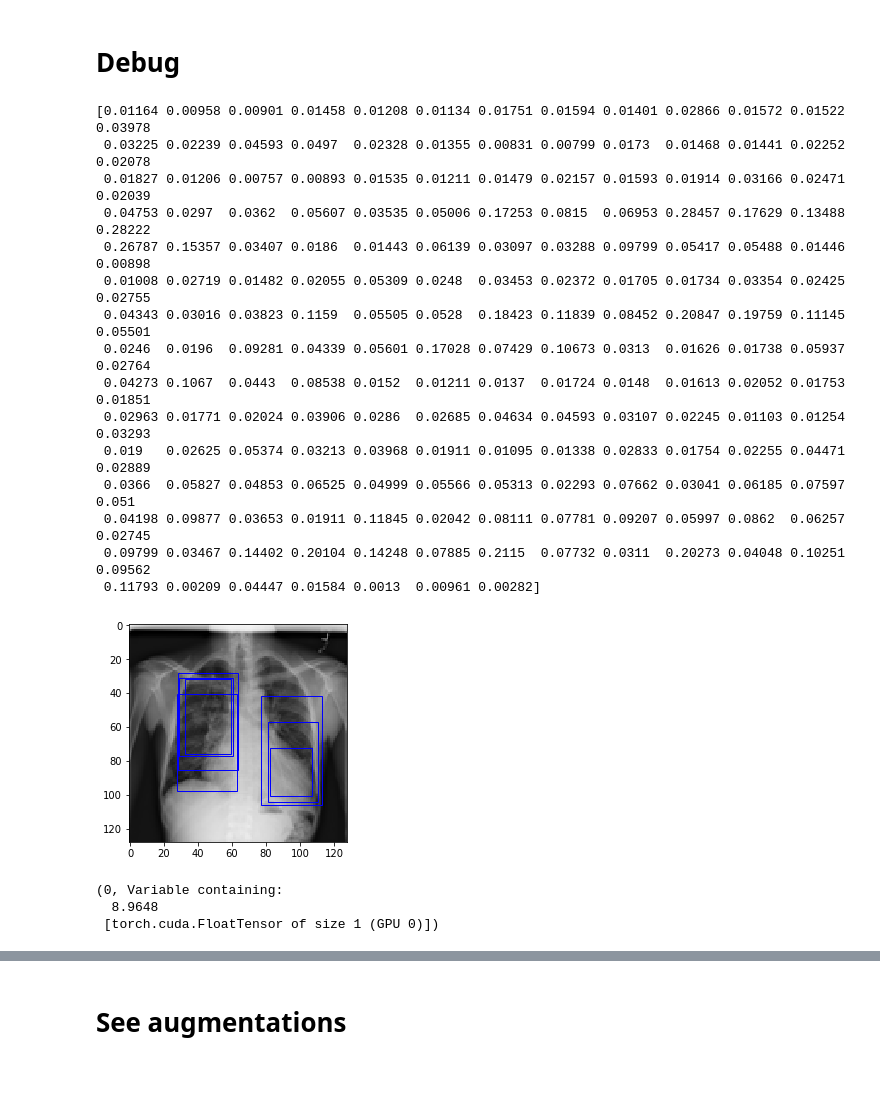
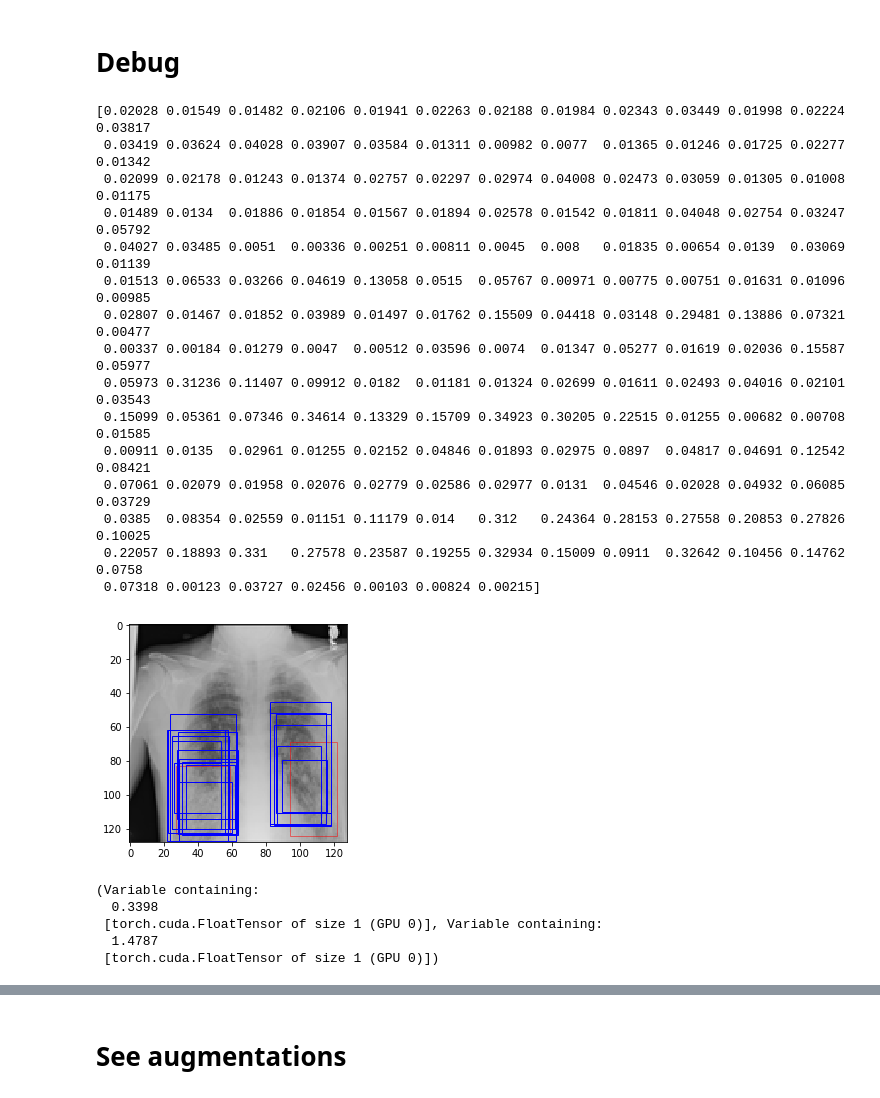
Before and after one commit to slawekslex/dl_experiments, a Jupyter notebook: pneumonia/PneumoniaFocal.ipynb, the cells around one changed output, grey strips where cells are left out. Saved outputs shown, nothing was run; the diff lists cells and outputs as text; code cells hidden in the pictures.

```diff
--- a/pneumonia/PneumoniaFocal.ipynb
+++ b/pneumonia/PneumoniaFocal.ipynb
@@ -500,46 +500,48 @@ subm_df.to_csv(PATH/'focal4.csv')
 x,y = next(iter(data.val_dl))
 act = learn.model(V(x))
 # %%
-idx=1
+idx=5
 activ0p =act[0][idx]
 activ0b = act[1][idx]
 tar_box0 = V(y)[idx]
 activ0p = F.sigmoid(activ0p)
 prob = activ0p.cpu().data.numpy().reshape(-1)
 
 
 act_boxes =actn_to_bb(activ0b, anchors)*128
 act_boxes = act_boxes.cpu().data.numpy()
 print(prob)
 #print(act_boxes)
 act_boxes = act_boxes[np.nonzero(prob>0.2)]
 #print(act_boxes)
 filename = data.val_ds.fnames[idx]
 ax =display(filename)
 #draw_boxes(ax, anch_boxes, color='white')
 draw_rects(ax,act_boxes.reshape(-1), 'blue')
 # %% [output]
-[0.01164 0.00958 0.00901 0.01458 0.01208 0.01134 0.01751 0.01594 0.01401 0.02866 0.01572 0.01522 0.03978
- 0.03225 0.02239 0.04593 0.0497  0.02328 0.01355 0.00831 0.00799 0.0173  0.01468 0.01441 0.02252 0.02078
- 0.01827 0.01206 0.00757 0.00893 0.01535 0.01211 0.01479 0.02157 0.01593 0.01914 0.03166 0.02471 0.02039
- 0.04753 0.0297  0.0362  0.05607 0.03535 0.05006 0.17253 0.0815  0.06953 0.28457 0.17629 0.13488 0.28222
- 0.26787 0.15357 0.03407 0.0186  0.01443 0.06139 0.03097 0.03288 0.09799 0.05417 0.05488 0.01446 0.00898
- 0.01008 0.02719 0.01482 0.02055 0.05309 0.0248  0.03453 0.02372 0.01705 0.01734 0.03354 0.02425 0.02755
- 0.04343 0.03016 0.03823 0.1159  0.05505 0.0528  0.18423 0.11839 0.08452 0.20847 0.19759 0.11145 0.05501
- 0.0246  0.0196  0.09281 0.04339 0.05601 0.17028 0.07429 0.10673 0.0313  0.01626 0.01738 0.05937 0.02764
- 0.04273 0.1067  0.0443  0.08538 0.0152  0.01211 0.0137  0.01724 0.0148  0.01613 0.02052 0.01753 0.01851
- 0.02963 0.01771 0.02024 0.03906 0.0286  0.02685 0.04634 0.04593 0.03107 0.02245 0.01103 0.01254 0.03293
- 0.019   0.02625 0.05374 0.03213 0.03968 0.01911 0.01095 0.01338 0.02833 0.01754 0.02255 0.04471 0.02889
- 0.0366  0.05827 0.04853 0.06525 0.04999 0.05566 0.05313 0.02293 0.07662 0.03041 0.06185 0.07597 0.051
- 0.04198 0.09877 0.03653 0.01911 0.11845 0.02042 0.08111 0.07781 0.09207 0.05997 0.0862  0.06257 0.02745
- 0.09799 0.03467 0.14402 0.20104 0.14248 0.07885 0.2115  0.07732 0.0311  0.20273 0.04048 0.10251 0.09562
- 0.11793 0.00209 0.04447 0.01584 0.0013  0.00961 0.00282]
+[0.02028 0.01549 0.01482 0.02106 0.01941 0.02263 0.02188 0.01984 0.02343 0.03449 0.01998 0.02224 0.03817
+ 0.03419 0.03624 0.04028 0.03907 0.03584 0.01311 0.00982 0.0077  0.01365 0.01246 0.01725 0.02277 0.01342
+ 0.02099 0.02178 0.01243 0.01374 0.02757 0.02297 0.02974 0.04008 0.02473 0.03059 0.01305 0.01008 0.01175
+ 0.01489 0.0134  0.01886 0.01854 0.01567 0.01894 0.02578 0.01542 0.01811 0.04048 0.02754 0.03247 0.05792
+ 0.04027 0.03485 0.0051  0.00336 0.00251 0.00811 0.0045  0.008   0.01835 0.00654 0.0139  0.03069 0.01139
+ 0.01513 0.06533 0.03266 0.04619 0.13058 0.0515  0.05767 0.00971 0.00775 0.00751 0.01631 0.01096 0.00985
+ 0.02807 0.01467 0.01852 0.03989 0.01497 0.01762 0.15509 0.04418 0.03148 0.29481 0.13886 0.07321 0.00477
+ 0.00337 0.00184 0.01279 0.0047  0.00512 0.03596 0.0074  0.01347 0.05277 0.01619 0.02036 0.15587 0.05977
+ 0.05973 0.31236 0.11407 0.09912 0.0182  0.01181 0.01324 0.02699 0.01611 0.02493 0.04016 0.02101 0.03543
+ 0.15099 0.05361 0.07346 0.34614 0.13329 0.15709 0.34923 0.30205 0.22515 0.01255 0.00682 0.00708 0.01585
+ 0.00911 0.0135  0.02961 0.01255 0.02152 0.04846 0.01893 0.02975 0.0897  0.04817 0.04691 0.12542 0.08421
+ 0.07061 0.02079 0.01958 0.02076 0.02779 0.02586 0.02977 0.0131  0.04546 0.02028 0.04932 0.06085 0.03729
+ 0.0385  0.08354 0.02559 0.01151 0.11179 0.014   0.312   0.24364 0.28153 0.27558 0.20853 0.27826 0.10025
+ 0.22057 0.18893 0.331   0.27578 0.23587 0.19255 0.32934 0.15009 0.0911  0.32642 0.10456 0.14762 0.0758
+ 0.07318 0.00123 0.03727 0.02456 0.00103 0.00824 0.00215]
-[figure, old version]
+[figure, new version]
 # %%
 ssd_1_loss(activ0b, activ0p, tar_box0)
 # %% [output]
-(0, Variable containing:
-  8.9648
+(Variable containing:
+  0.3398
+ [torch.cuda.FloatTensor of size 1 (GPU 0)], Variable containing:
+  1.4787
  [torch.cuda.FloatTensor of size 1 (GPU 0)])
 # %%
 val_it = iter(data.val_dl)
```
Also changed, not shown: parts of 5 cells of this notebook.
